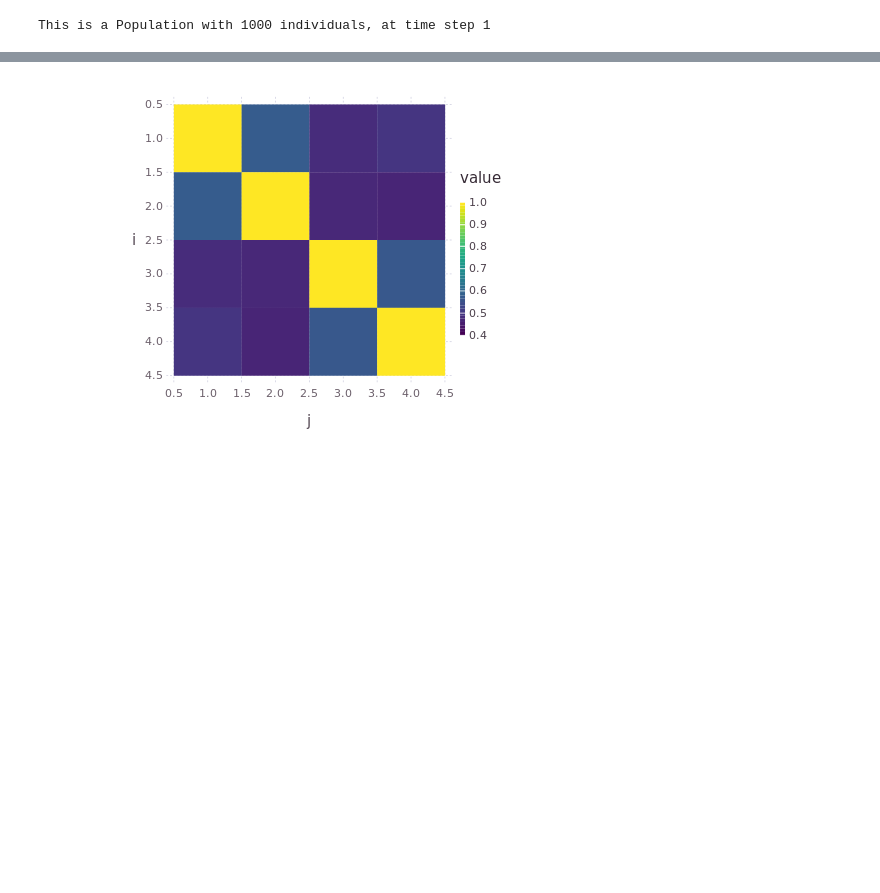
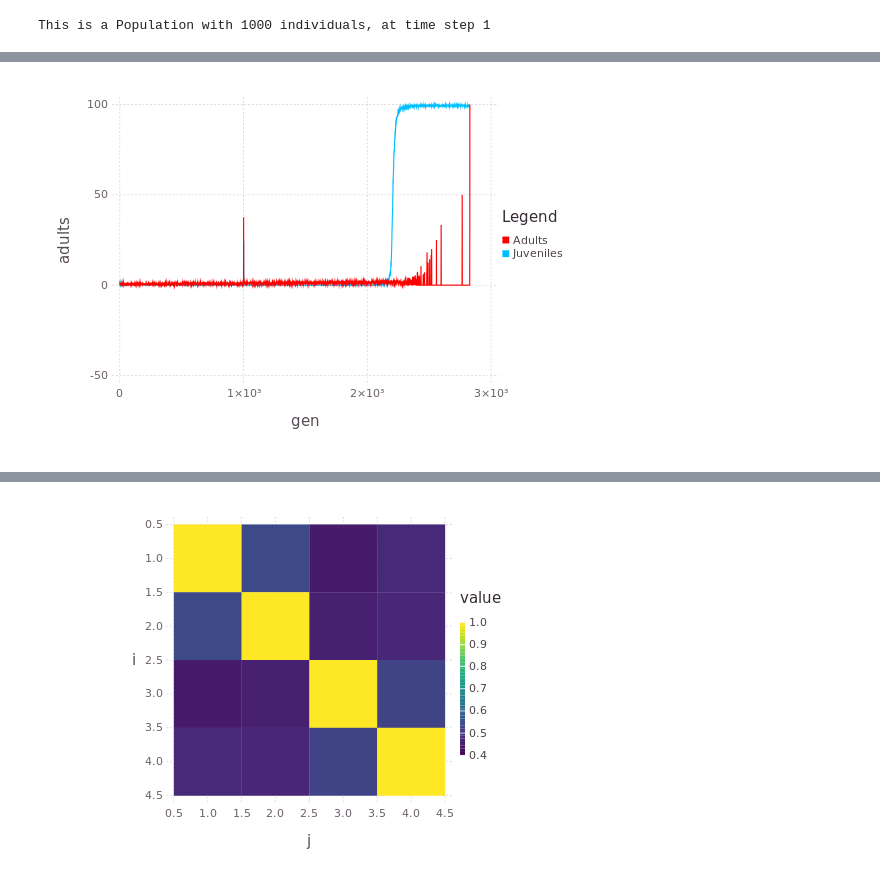
Before and after one commit to diogro/evomod_julia, a Jupyter notebook: evomod_with_growth.ipynb, the cells around one changed output, grey strips where cells are left out. Saved outputs shown, nothing was run; the diff lists cells and outputs as text; code cells hidden in the pictures; blank space fills up the shorter version.

```diff
--- a/evomod_with_growth.ipynb
+++ b/evomod_with_growth.ipynb
@@ -425,0 +451,11 @@ This is a Population with 2000 individuals, at time step 3000
+# %%
+n = size(pop.moments)[1]
+df_trait = DataFrame(adults    = 100*[mean(pop.moments[i]["p_d_adults"])        for i in 1:n],
+                     juveniles = 100*[mean(pop.moments[i]["p_d_juveniles"])     for i in 1:n],
+                     gen    = collect(1:n) )
+plot(df_trait, layer(y="adults", x="gen", Geom.line, Theme(default_color=colorant"red")),
+               layer(y="juveniles", x="gen", Geom.line),
+     Guide.manual_color_key("Legend", ["Adults", "Juveniles"],
+                            ["red", "deepskyblue"]))
+# %% [output]
+[figure, added]
```
Also changed, not shown: parts of 14 cells of this notebook, 1 other file.
